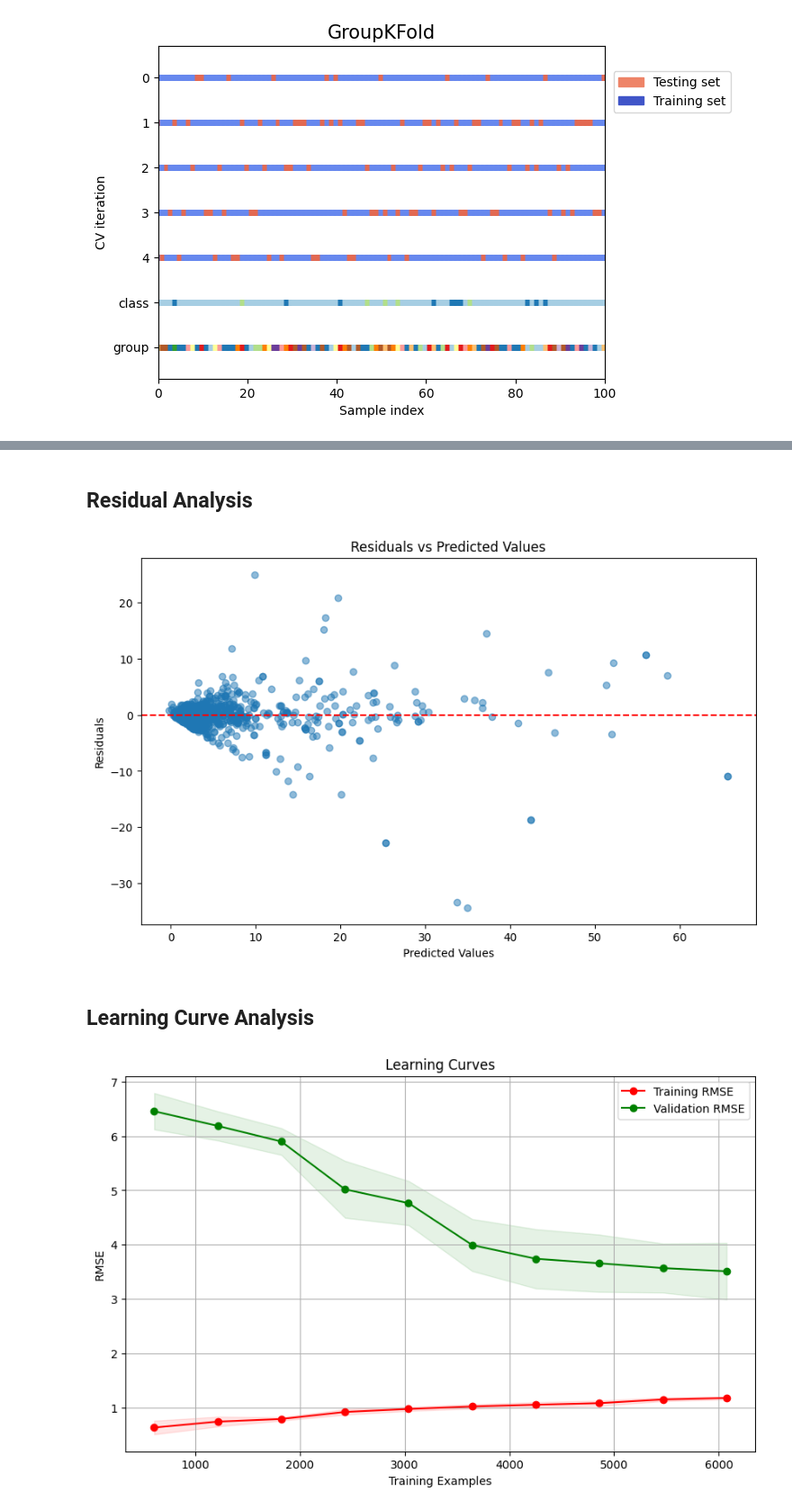
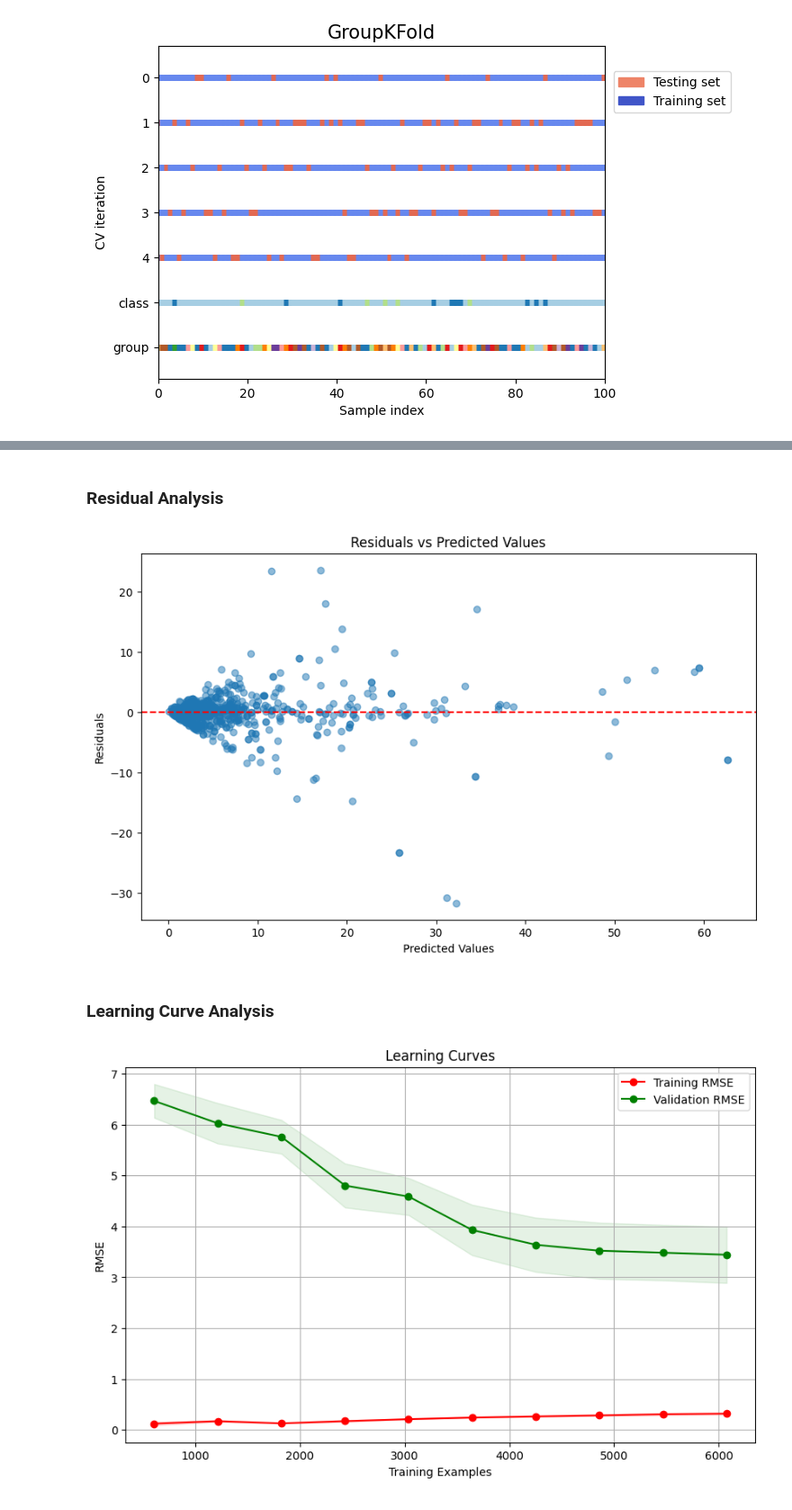
Before and after one commit to andykr1k/ChemML, a Jupyter notebook: Models/XGBoost.ipynb, the cells around one changed output, grey strips where cells are left out. Shown at 90% size. Saved outputs shown, nothing was run; the diff lists cells and outputs as text; code cells hidden in the pictures.

Commit message:
Added regularized model and seed tuning

```diff
--- a/Models/XGBoost.ipynb
+++ b/Models/XGBoost.ipynb
@@ -227,8 +230,8 @@ ax.legend(
 # %%
 xgb.set_config(verbosity=1)
 
-xgb_cv_model = XGBRegressor(learning_rate=0.1, max_depth=6,
-                            subsample=0.8, colsample_bytree=1.0, min_child_weight=5)
+xgb_cv_model = XGBRegressor(learning_rate=0.05, max_depth=8,
+                            subsample=0.8, colsample_bytree=0.5, min_child_weight=3, n_estimators=300)
 
 scoring = {'r2': 'r2', 'rmse': 'neg_root_mean_squared_error'}
 
@@ -317,5 +320,5 @@ plt.show()
 # %% [markdown]
-## Residual Analysis
+### Residual Analysis
 # %%
 # Calculate residuals
 residuals = y_test - y_pred
@@ -329,41 +332,41 @@ plt.ylabel('Residuals')
 plt.title('Residuals vs Predicted Values')
 plt.show()
 # %% [output]
-[figure, old version]
+[figure, new version]
 # %% [markdown]
-## Learning Curve Analysis
+### Learning Curve Analysis
 # %%
 # Generate learning curve data
 train_sizes, train_scores, test_scores = learning_curve(
-    XGBRegressor(learning_rate=0.1, max_depth=6, subsample=0.8,
-                 colsample_bytree=1.0, min_child_weight=5),
+    XGBRegressor(learning_rate=0.05, max_depth=8,
+                 subsample=0.8, colsample_bytree=0.5, min_child_weight=3, n_estimators=300),
     X_train_new, y_train_new, groups=groups, cv=gkf, scoring='neg_root_mean_squared_error', n_jobs=-1, train_sizes=np.linspace(0.1, 1.0, 10)
 )
 
 # Calculate mean and std for plotting
 train_scores_mean = -np.mean(train_scores, axis=1)
 train_scores_std = np.std(train_scores, axis=1)
 test_scores_mean = -np.mean(test_scores, axis=1)
 test_scores_std = np.std(test_scores, axis=1)
 
 # Plotting learning curves
 plt.figure(figsize=(10, 6))
 plt.plot(train_sizes, train_scores_mean, 'o-',
          color="r", label="Training RMSE")
 plt.plot(train_sizes, test_scores_mean, 'o-',
          color="g", label="Validation RMSE")
 
 plt.fill_between(train_sizes, train_scores_mean - train_scores_std,
                  train_scores_mean + train_scores_std, alpha=0.1, color="r")
 plt.fill_between(train_sizes, test_scores_mean - test_scores_std,
                  test_scores_mean + test_scores_std, alpha=0.1, color="g")
 
 plt.title('Learning Curves')
 plt.xlabel('Training Examples')
 plt.ylabel('RMSE')
 plt.legend(loc="best")
 plt.grid(True)
 plt.show()
 # %% [output]
-[figure, old version]
+[figure, new version]
 # %% [markdown]
```
Also changed, not shown: parts of 38 cells of this notebook.
